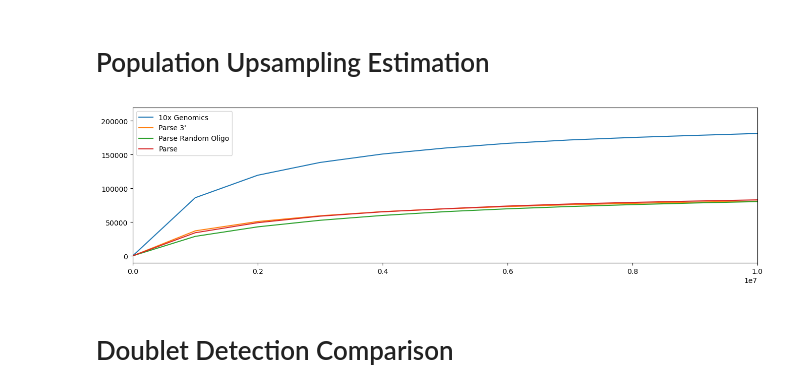
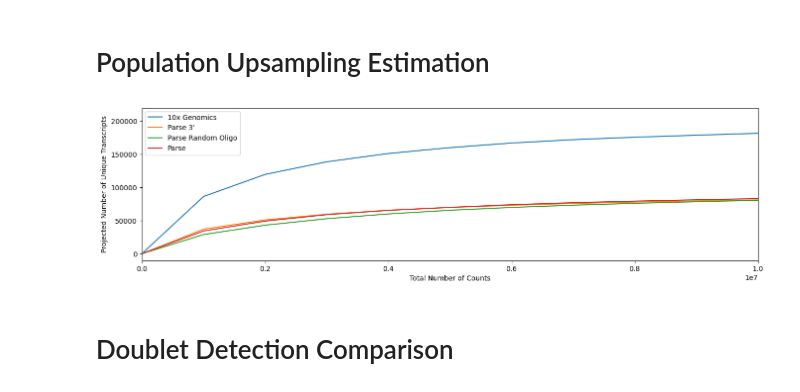
Before and after one commit to mcaskey6/10XvParse, a Jupyter notebook: Analysis 1/combo_test.ipynb, the cells around one changed output. Saved outputs shown, nothing was run; the diff lists cells and outputs as text; code cells hidden in the pictures.

Commit message:
Added labels to rarefication curve

```diff
--- a/Analysis 1/combo_test.ipynb
+++ b/Analysis 1/combo_test.ipynb
@@ -65,14 +65,16 @@ for data in datasets:
 # %%
 plt.figure(figsize=(16, 4))
 for data in datasets:
     pred = data.uns['pred_upsample']
     plt.errorbar(pred[:, 0], pred[:, 1], fmt='-', label=data.uns['title'])
 
 plt.legend()
 plt.xlim(0, 1e7)
+plt.xlabel('Total Number of Counts')
+plt.ylabel('Projected Number of Unique Transcripts')
 plt.show()
 # %% [output]
-[figure, old version]
+[figure, new version]
 # %% [markdown]
 # Doublet Detection Comparison
 # %%
```
